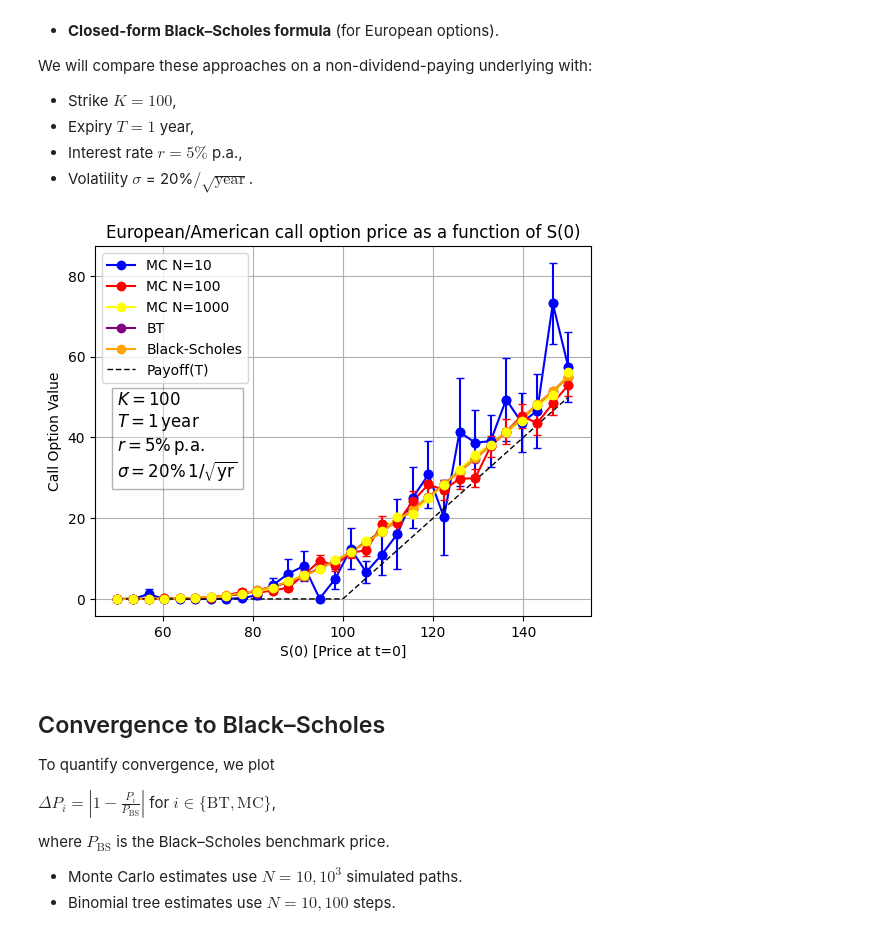
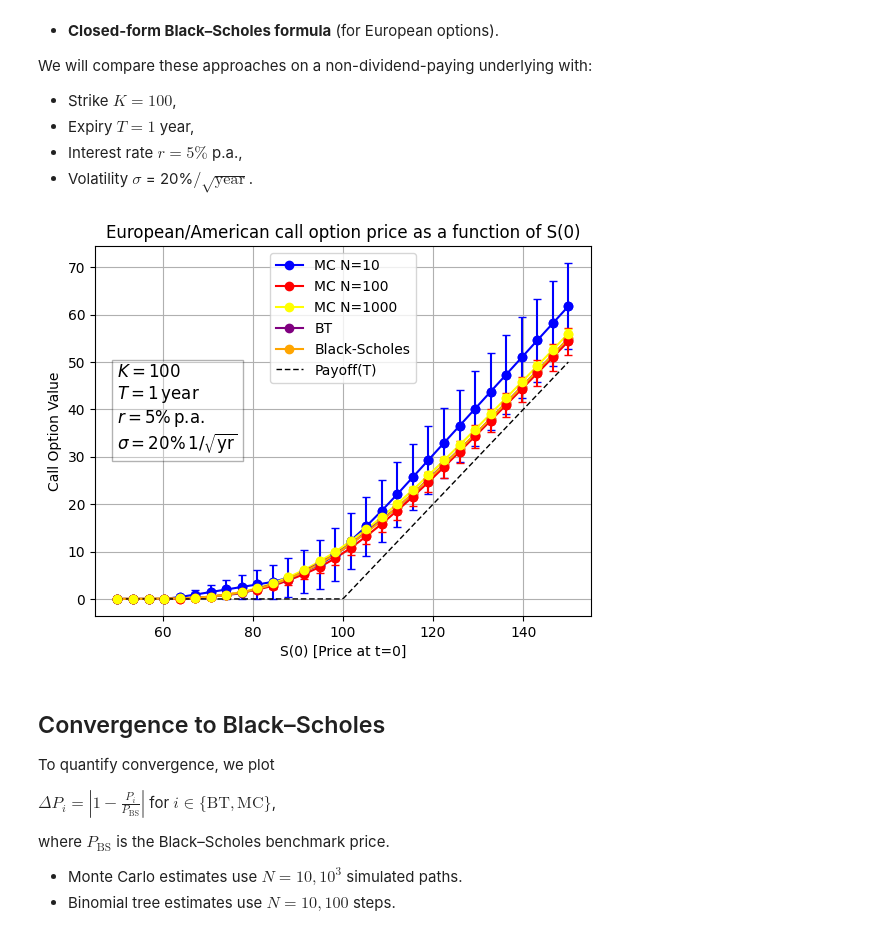
Before and after one commit to rebalkin/Quant-portfolio, a Jupyter notebook: notebooks/option_pricing_v2.ipynb, the cells around one changed output. Drawn from its saved outputs; the diff is of its cells as text; code cells hidden in the pictures.

```diff
--- a/notebooks/option_pricing_v2.ipynb
+++ b/notebooks/option_pricing_v2.ipynb
@@ -26,53 +34,42 @@ We will compare these approaches on a non-dividend-paying underlying with:
+# %%
+price_mc_1e1,errstd_mc_1e1 = mc.MC_price_fast(Srange,r,sigma,T,T,payoff,10)
+price_mc_1e2,errstd_mc_1e2 = mc.MC_price_fast(Srange,r,sigma,T,T,payoff,100)
+price_mc_1e3,errstd_mc_1e3 = mc.MC_price_fast(Srange,r,sigma,T,T,payoff,1000)
 # %%
-Srange = np.linspace(50,150,30)
-K = 100
-T = 1
-r = 0.05
-sigma = 0.2
-payoff = lambda S:po.payoff_call(S,K)
-price_mc_1e1 = []
-price_mc_1e2 = []
-price_mc_1e3 = []
 price_bt_1step = []
 price_bt_10step = []
 price_bt_100step = []
 price_bs = []
 for S0 in Srange:
-    price_mc_1e1.append(mc.MC_price(S0,r,sigma,T,T,payoff,10**1))
-    price_mc_1e2.append(mc.MC_price(S0,r,sigma,T,T,payoff,10**2))
-    price_mc_1e3.append(mc.MC_price(S0,r,sigma,T,T,payoff,10**3))
     price_bt_1step.append(bt.eval_option_tree(S0,K,r,sigma,1,1,'call','european'))
     price_bt_10step.append(bt.eval_option_tree(S0,K,r,sigma,1,10,'call','european'))
     price_bt_100step.append(bt.eval_option_tree(S0,K,r,sigma,1,100,'call','european'))
     price_bs.append(bs.bs_formula_price(S0, K, r, 0,sigma, T, 'call'))
-price_mc_1e1 = np.array(price_mc_1e1)
-price_mc_1e2 = np.array(price_mc_1e2)
-price_mc_1e3 = np.array(price_mc_1e3)
 price_bt_1step = np.array(price_bt_1step)
 price_bt_10step = np.array(price_bt_10step)
 price_bt_100step = np.array(price_bt_100step)
 price_bs = np.array(price_bs)
 # %%
-plt.plot(Srange, price_mc_1e1[:,0], marker='o',color='blue',label='MC N=10')
-plt.errorbar(Srange, price_mc_1e1[:,0], yerr=price_mc_1e1[:,1], fmt='o', color='blue', capsize=3)
-plt.plot(Srange, price_mc_1e2[:,0], marker='o',color='red',label='MC N=100')
-plt.errorbar(Srange, price_mc_1e2[:,0], yerr=price_mc_1e2[:,1], fmt='o', color='red', capsize=3)
-plt.plot(Srange, price_mc_1e3[:,0], marker='o',color='yellow',label='MC N=1000')
-plt.errorbar(Srange, price_mc_1e3[:,0], yerr=price_mc_1e3[:,1], fmt='o', color='yellow', capsize=3)
+plt.plot(Srange, price_mc_1e1, marker='o',color='blue',label='MC N=10')
+plt.errorbar(Srange, price_mc_1e1, yerr=errstd_mc_1e1, fmt='o', color='blue', capsize=3)
+plt.plot(Srange, price_mc_1e2, marker='o',color='red',label='MC N=100')
+plt.errorbar(Srange, price_mc_1e2, yerr=errstd_mc_1e2, fmt='o', color='red', capsize=3)
+plt.plot(Srange, price_mc_1e3, marker='o',color='yellow',label='MC N=1000')
+plt.errorbar(Srange, price_mc_1e3, yerr=errstd_mc_1e3, fmt='o', color='yellow', capsize=3)
 # plt.plot(Srange, price_bt_1step, marker='o',color='green',label='BT 1 step')
 plt.plot(Srange, price_bt_10step, marker='o',color='purple',label='BT')
 plt.plot(Srange, price_bs, marker='o',color='orange',label='Black-Scholes')
 Srange_fine = np.linspace(50,150,300)
 plt.plot(Srange_fine, np.maximum(Srange_fine-K,0),color='black',label='Payoff(T)',linewidth=1,dashes=(4,2))
 plt.xlabel("S(0) [Price at t=0]")
 plt.ylabel("Call Option Value")
 plt.title("European/American call option price as a function of S(0)")
 plt.legend()
 plt.grid(True)
 plt.text(50, 40, r'$K=100$'+"\n"+r'$T=1\,\text{year}$'+"\n"+r'$r=5\%\,\text{p.a.}$'+"\n"+r'$\sigma=20\%\,1/\sqrt{\text{yr}}$', fontsize=12, color="black", ha="left", va="center",bbox=dict(boxstyle="square", facecolor="white", edgecolor="black",alpha=0.3))
 plt.savefig("../plots/call_vs_S0.png", dpi=300, bbox_inches="tight")
 # %% [output]
-[figure, old version]
+[figure, new version]
 # %% [markdown]
 ## Convergence to Black–Scholes
 
```
Also changed, not shown: parts of 2 cells of this notebook, 3 other files.
